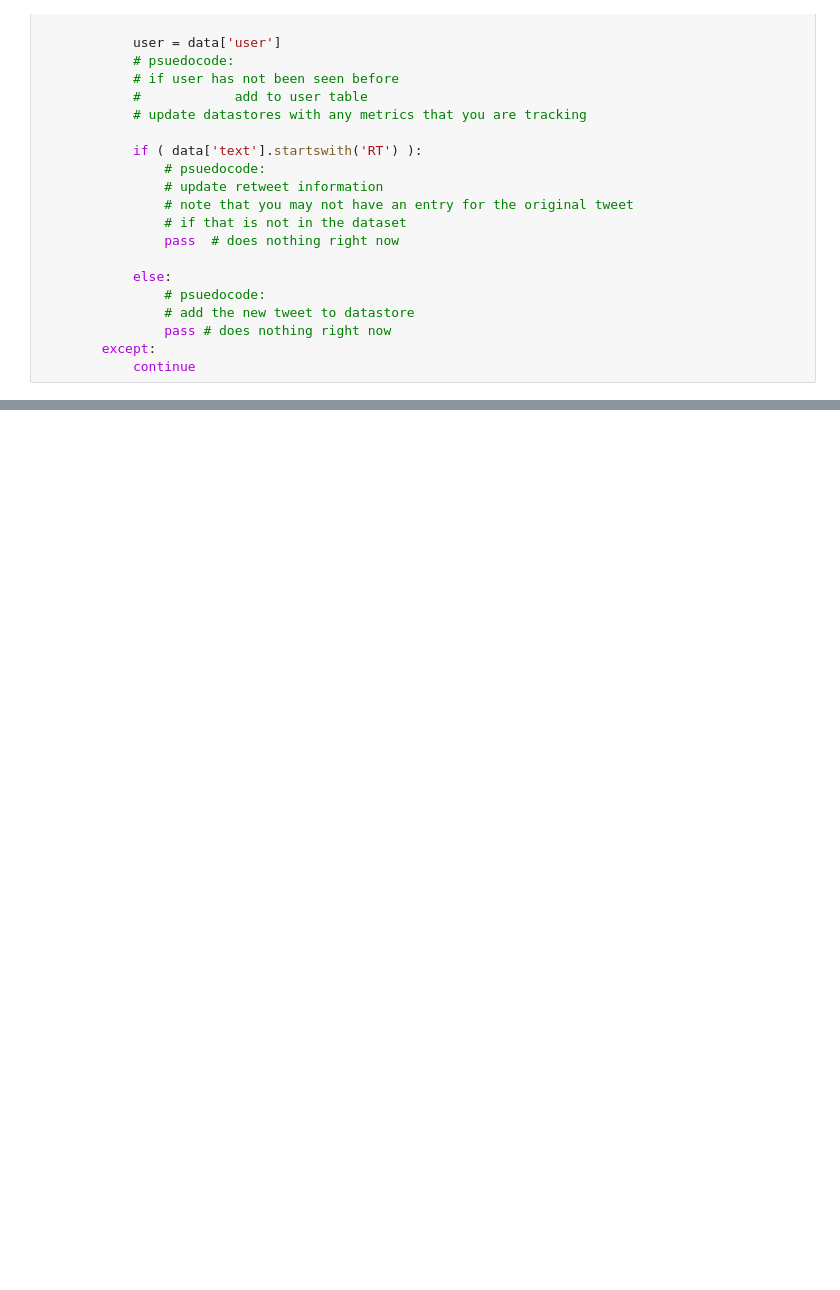
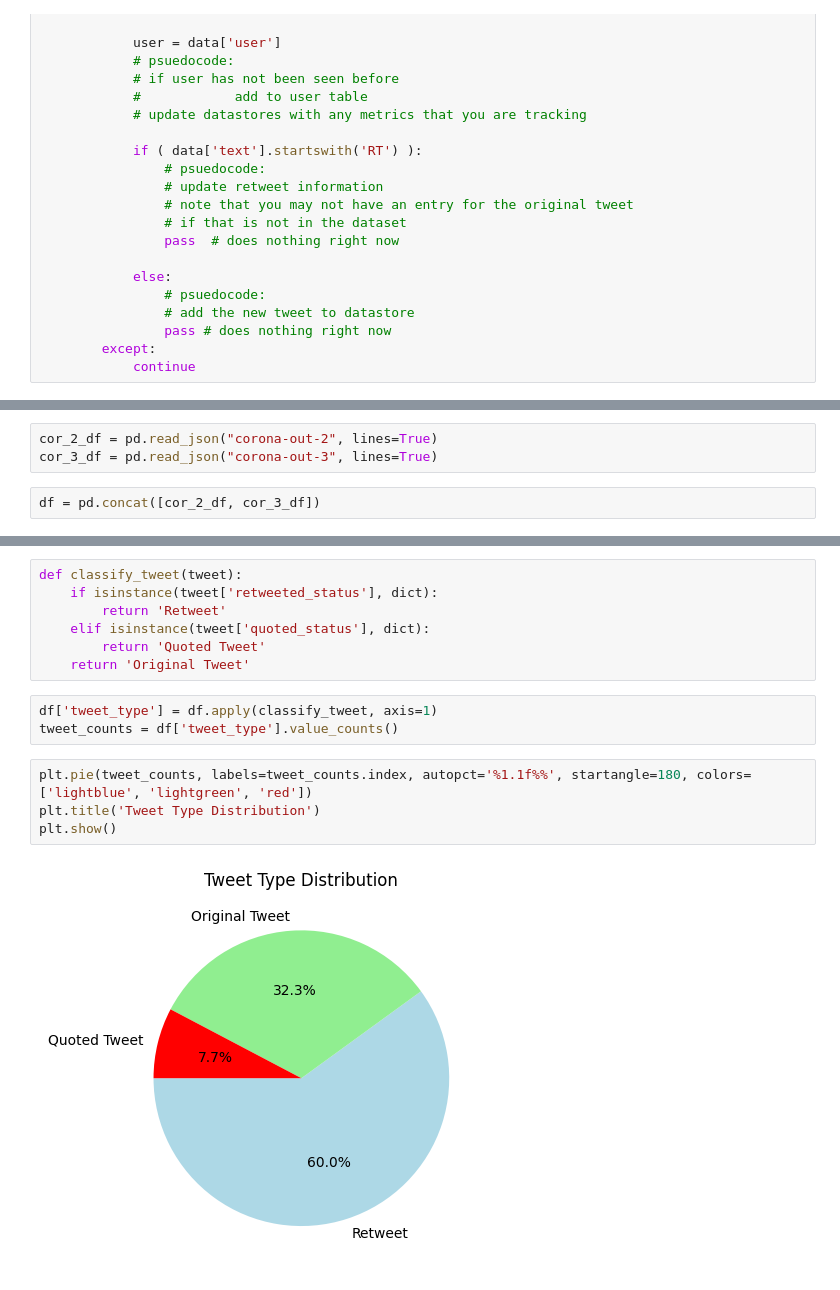
Before and after one commit to sasank-chindirala/dbms-stat694-sp2024-team31, a Jupyter notebook: data-curation-application/data/data-analyzer.ipynb, the cells around one changed output, grey strips where cells are left out. Drawn from its saved outputs; the diff is of its cells as text; blank space fills up the shorter version.

```diff
--- a/data-curation-application/data/data-analyzer.ipynb
+++ b/data-curation-application/data/data-analyzer.ipynb
@@ -91,0 +99,5 @@ with open("/Users/sasankchindirala/PycharmProjects/dbms-project/dbms-stat694-sp2
+# %%
+cor_2_df = pd.read_json("corona-out-2", lines=True)
+cor_3_df = pd.read_json("corona-out-3", lines=True)
+# %%
+df = pd.concat([cor_2_df, cor_3_df])
@@ -91,0 +128,16 @@ with open("/Users/sasankchindirala/PycharmProjects/dbms-project/dbms-stat694-sp2
+# %%
+def classify_tweet(tweet):
+    if isinstance(tweet['retweeted_status'], dict):
+        return 'Retweet'
+    elif isinstance(tweet['quoted_status'], dict):
+        return 'Quoted Tweet'
+    return 'Original Tweet'
+# %%
+df['tweet_type'] = df.apply(classify_tweet, axis=1)
+tweet_counts = df['tweet_type'].value_counts()
+# %%
+plt.pie(tweet_counts, labels=tweet_counts.index, autopct='%1.1f%%', startangle=180, colors=['lightblue', 'lightgreen', 'red'])
+plt.title('Tweet Type Distribution')
+plt.show()
+# %% [output]
+[figure, added]
```
Also changed, not shown: parts of 6 cells of this notebook, 40 other files.
